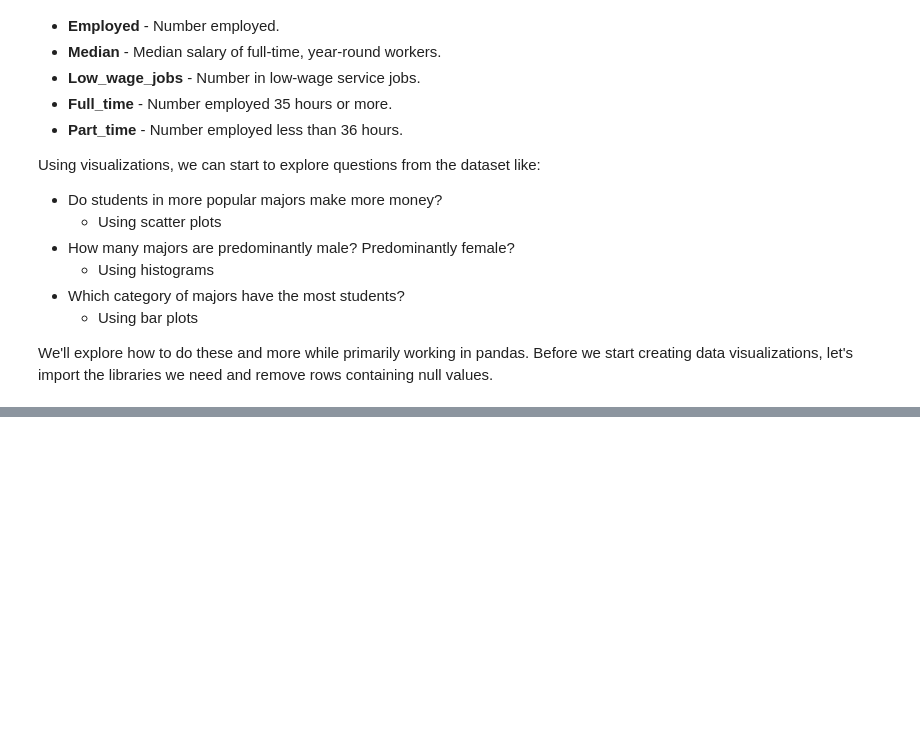
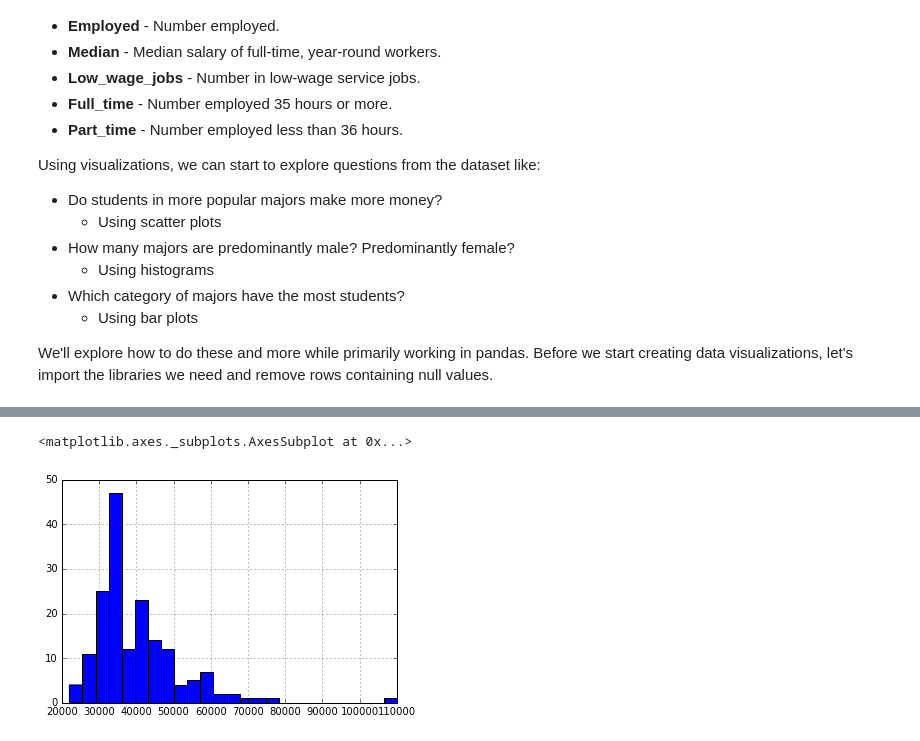
Before and after one commit to denrasulev/dataquest, a Jupyter notebook: EarningsVis.ipynb, the cells around one changed output, grey strips where cells are left out. Cells and saved outputs as stored; diff of their text form; code cells hidden in the pictures; blank space fills up the shorter version.

```diff
--- a/EarningsVis.ipynb
+++ b/EarningsVis.ipynb
@@ -34,0 +127,5 @@ We'll explore how to do these and more while primarily working in pandas. Before
+# %%
+recent_grads['Median'].hist(bins=25)
+# %% [output]
+<matplotlib.axes._subplots.AxesSubplot at 0x...>
+[figure, added]
```
Also changed, not shown: parts of 17 cells of this notebook.
